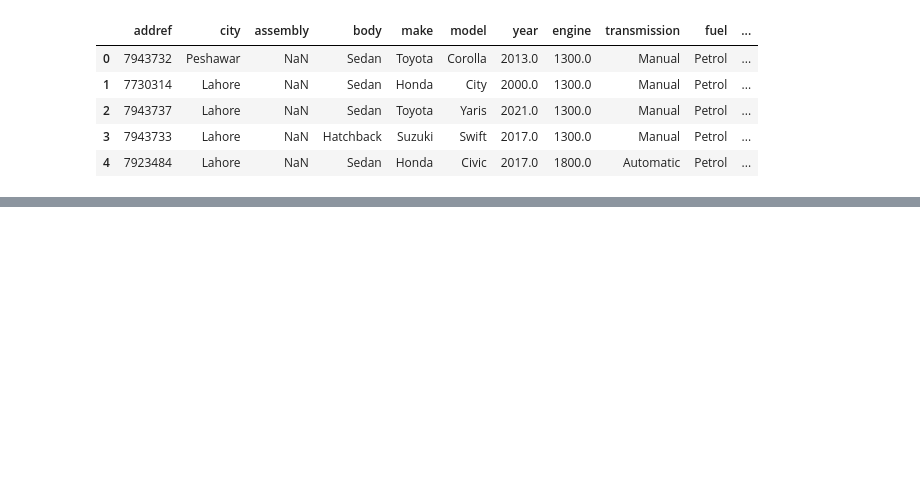
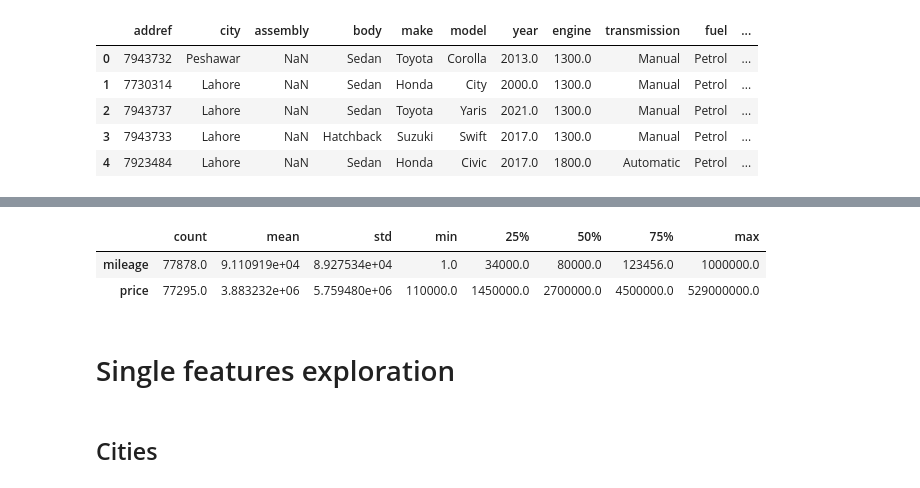
Before and after one commit to RadimCech/LSM1_projekt, a Jupyter notebook: script.ipynb, the cells around one changed output, grey strips where cells are left out. Drawn from its saved outputs; the diff is of its cells as text; code cells hidden in the pictures; blank space fills up the shorter version.

```diff
--- a/script.ipynb
+++ b/script.ipynb
@@ -11,0 +68,10 @@ df.head()
+# %%
+df[['mileage', 'price']].describe().T
+# %% [output]
+|  | count | mean | std | min | 25% | 50% | 75% | max |
+| mileage | 77878.0 | 9.110919e+04 | 8.927534e+04 | 1.0 | 34000.0 | 80000.0 | 123456.0 | 1000000.0 |
+| price | 77295.0 | 3.883232e+06 | 5.759480e+06 | 110000.0 | 1450000.0 | 2700000.0 | 4500000.0 | 529000000.0 |
+# %% [markdown]
+# Single features exploration
+# %% [markdown]
+## Cities
```
Also changed, not shown: parts of 17 cells of this notebook.
